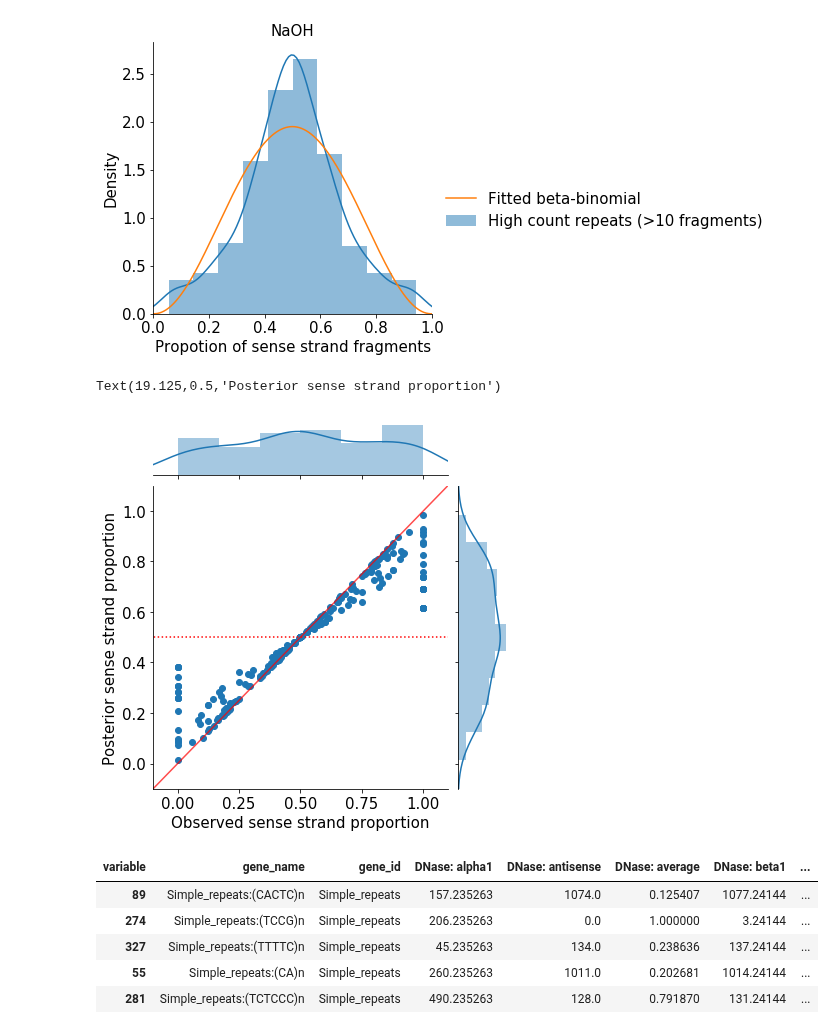
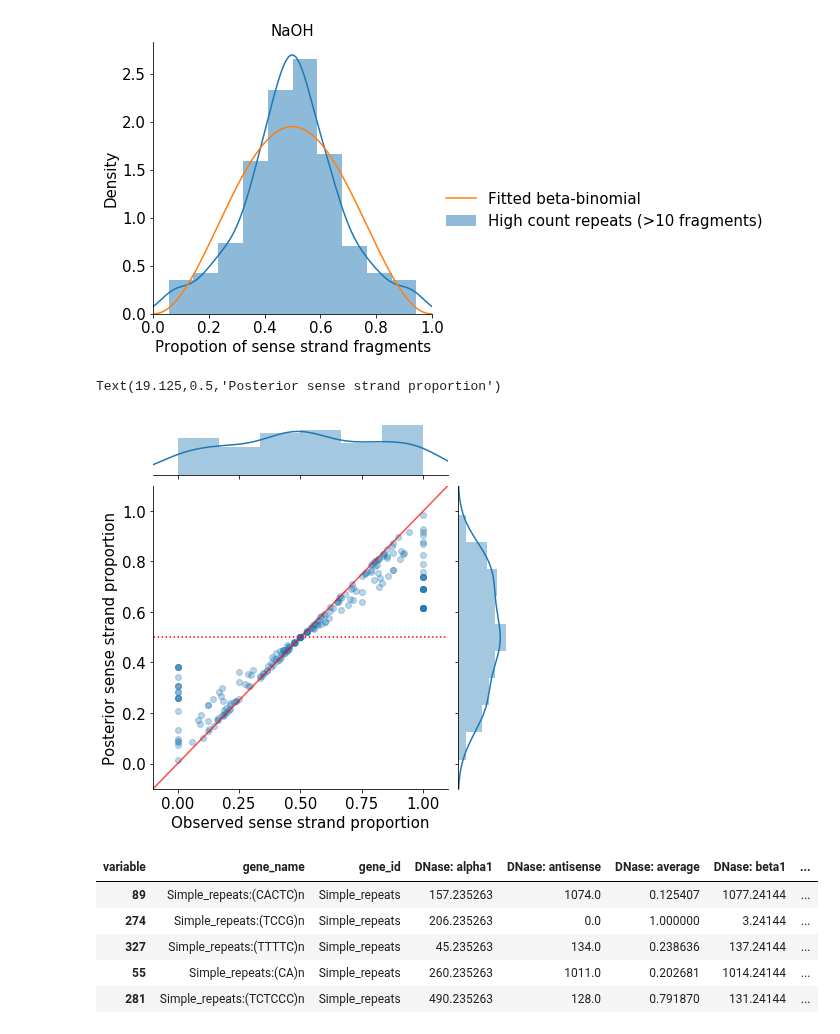
Before and after one commit to wckdouglas/cfNA, a Jupyter notebook: plots/plot_repeats.ipynb, the cells around one changed output. Drawn from its saved outputs; the diff is of its cells as text; code cells hidden in the pictures.

```diff
--- a/plots/plot_repeats.ipynb
+++ b/plots/plot_repeats.ipynb
@@ -57,27 +57,27 @@ ax.legend(bbox_to_anchor = (1,0.5), fontsize=15, frameon=False)
 # %%
 dnase_posterior_df = update_empirical_bayesr(p_df, naoh_alpha0, naoh_beta0)
 naoh_posterior_df = update_empirical_bayesr(naoh_p_df, naoh_alpha0, naoh_beta0)
 
 
 p = sns.JointGrid(data = dnase_posterior_df,  x= 'average',y='eb_estimate')
-p.plot_joint(plt.scatter)
+p.plot_joint(plt.scatter, alpha=0.3)
 p.plot_marginals(sns.distplot)
 ax = p.ax_joint
 ax.hlines(xmin=-10,xmax=10,
           y=naoh_alpha0/(naoh_alpha0+naoh_beta0), color='r', linestyle=':')
 lims = [
     np.min([ax.get_xlim(), ax.get_ylim()]),
     np.max([ax.get_xlim(), ax.get_ylim()])
 ]
 ax.plot(lims, lims, 'r-', alpha=.7)
 ax.set_xlim(-0.1,1.1)
 ax.set_ylim(-0.1,1.1)
 ax.set_xlabel('Observed sense strand proportion')
 ax.set_ylabel('Posterior sense strand proportion')
 #sns.despine()
 # %% [output]
 Text(19.125,0.5,'Posterior sense strand proportion')
-[figure, old version]
+[figure, new version]
 # %%
 posterior_df = pd.concat([dnase_posterior_df.assign(treatment = 'DNase'),
          naoh_posterior_df.assign(treatment='NaOH')]) \
```
Also changed, not shown: 6 other files.
